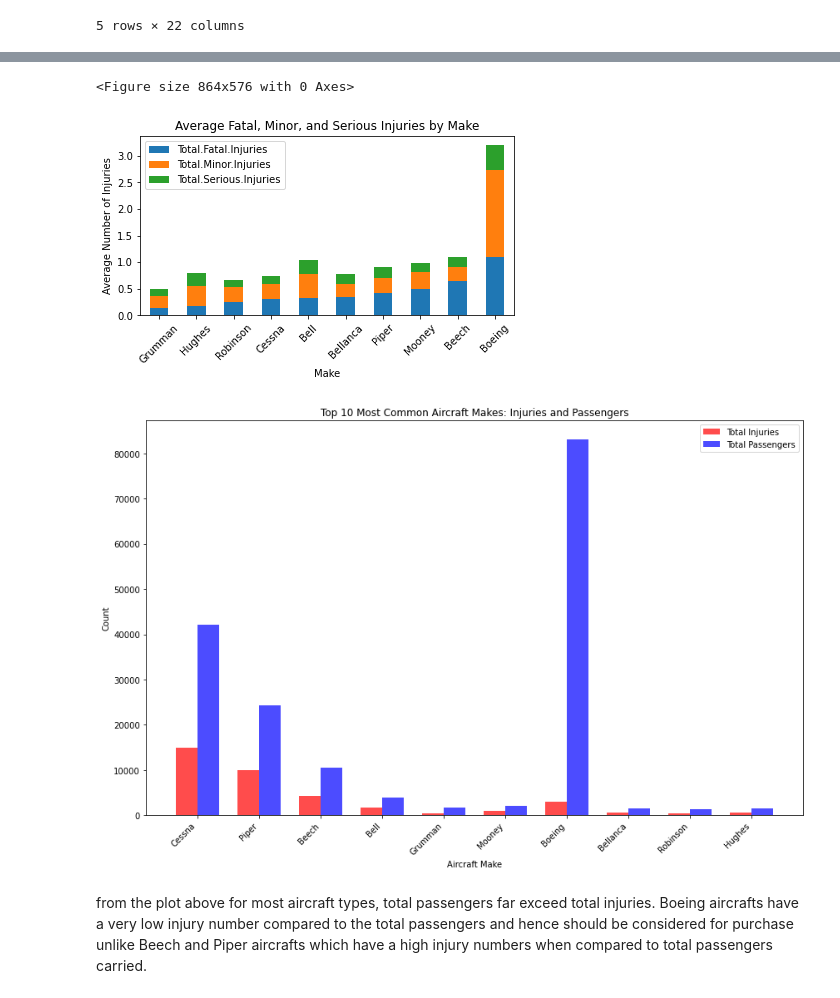
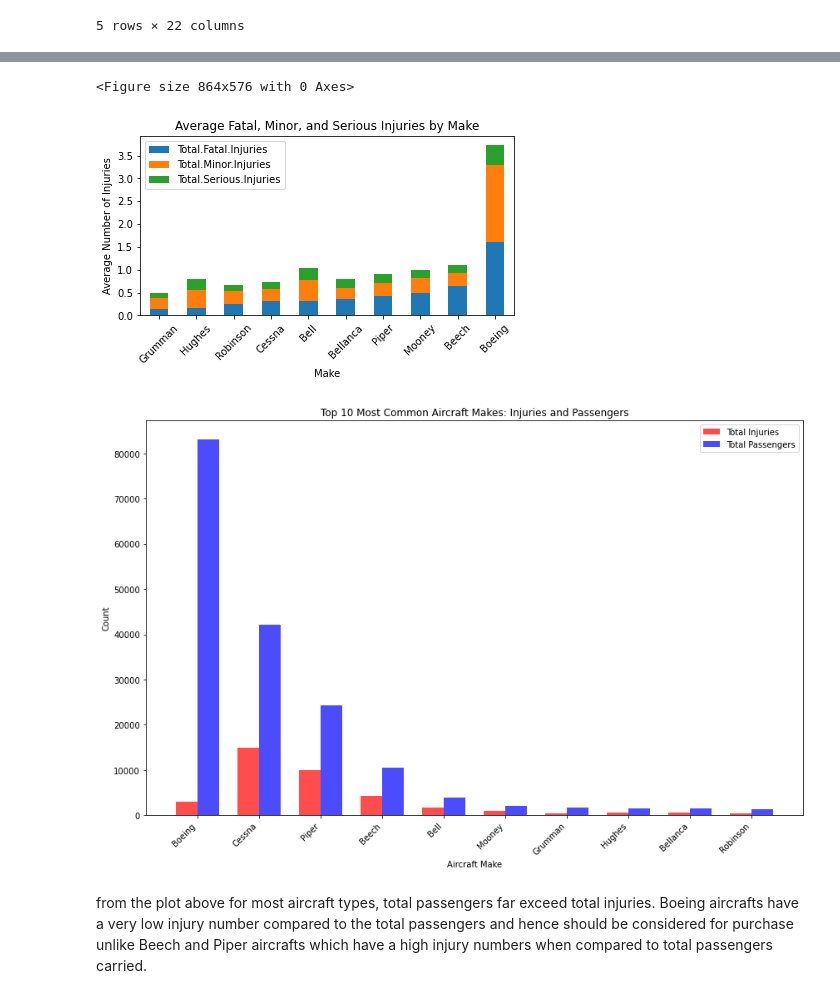
Before and after one commit to pianch/dsc-phase-1-project-v3, a Jupyter notebook: student.ipynb, the cells around one changed output, grey strips where cells are left out. Cells and saved outputs as stored; diff of their text form; code cells hidden in the pictures.

```diff
--- a/student.ipynb
+++ b/student.ipynb
@@ -298,8 +298,3 @@ Here we will improve our dataset by handling missing values in our continuos dat
-# %%
-# Fill missing values in categorical columns with Unknown
-df['Weather.Condition'].fillna('Unknown', inplace=True)
-df['Aircraft.damage'].fillna('Unknown', inplace=True)
-df['Injury.Severity'].fillna('Unknown', inplace=True)
 # %%
 # Dropping rows with missing values only for object columns
 df.dropna(subset=df.select_dtypes(include=['object']).columns, inplace=True)
@@ -521,10 +518,0 @@ top_10_makes_list
-# %%
-# Convert the 'Make' column to lowercase
-aviation_data['Make_lowercase'] = aviation_data['Make'].str.lower()
-
-# Capitalize the first letter of each 'Make'
-aviation_data['Make'] = aviation_data['Make_lowercase'].str.capitalize()
-aviation_data.drop(columns=['Make_lowercase'], inplace=True)
-unique_makes = aviation_data['Make'].unique()
-
-aviation_data.head()
@@ -555,43 +534,43 @@ plt.xticks(rotation=45)
 plt.show()
 # %% [output]
 <Figure size 864x576 with 0 Axes>
-[figure, old version]
+[figure, new version]
 # %%
 # Calculate total injuries and passengers for each of the top 10 makes
 top_10_make_stats = aviation_data[aviation_data['Make'].isin(top_10_makes)].groupby('Make').agg({
     'Total.Fatal.Injuries': 'sum',
     'Total.Serious.Injuries': 'sum',
     'Total.Minor.Injuries': 'sum',
     'Total.Uninjured': 'sum'
 }).reset_index()
 
 top_10_make_stats['Total.Injuries'] = top_10_make_stats['Total.Fatal.Injuries'] + \
                                       top_10_make_stats['Total.Serious.Injuries'] + \
                                       top_10_make_stats['Total.Minor.Injuries']
 top_10_make_stats['Total.Passengers'] = top_10_make_stats['Total.Injuries'] + top_10_make_stats['Total.Uninjured']
 
-# Sort by Make frequency
-top_10_make_stats = top_10_make_stats.set_index('Make').loc[top_10_makes].reset_index()
+# Sort by total passengers in descending order
+top_10_make_stats = top_10_make_stats.sort_values('Total.Passengers', ascending=False)
 
 # Create the plot
 plt.figure(figsize=(12, 8))
 
 x = range(len(top_10_make_stats))
 width = 0.35
 
 plt.bar(x, top_10_make_stats['Total.Injuries'], width, label='Total Injuries', color='r', alpha=0.7)
 plt.bar([i + width for i in x], top_10_make_stats['Total.Passengers'], width, label='Total Passengers', color='b', alpha=0.7)
 
 plt.xlabel('Aircraft Make')
 plt.ylabel('Count')
 plt.title('Top 10 Most Common Aircraft Makes: Injuries and Passengers')
 plt.xticks([i + width/2 for i in x], top_10_make_stats['Make'], rotation=45, ha='right')
 
 plt.legend()
 plt.tight_layout()
 plt.show()
 # %% [output]
-[figure, old version]
+[figure, new version]
 # %% [markdown]
 from the plot above for most aircraft types, total passengers far exceed total injuries. Boeing aircrafts have a very low injury number compared to the total passengers and hence should be considered for purchase unlike Beech and Piper aircrafts which have a high injury numbers when compared to total passengers carried.
 # %%
```
Also changed, not shown: parts of 17 cells of this notebook.
